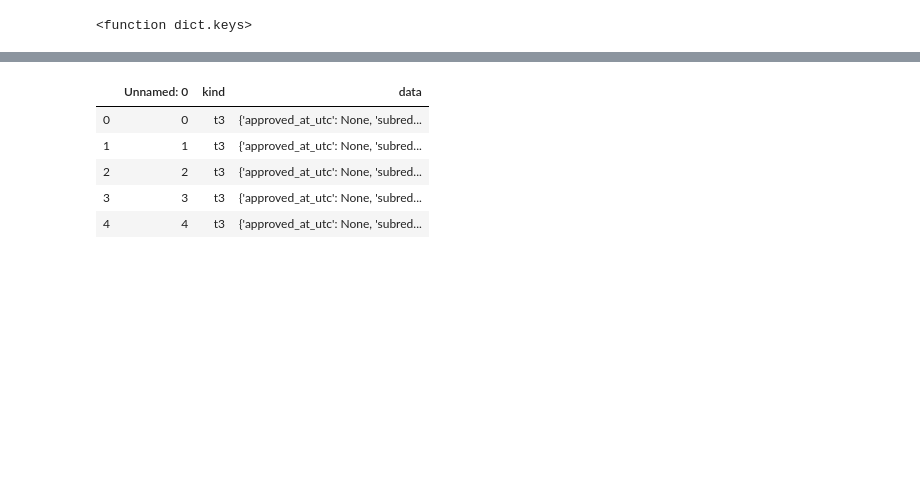
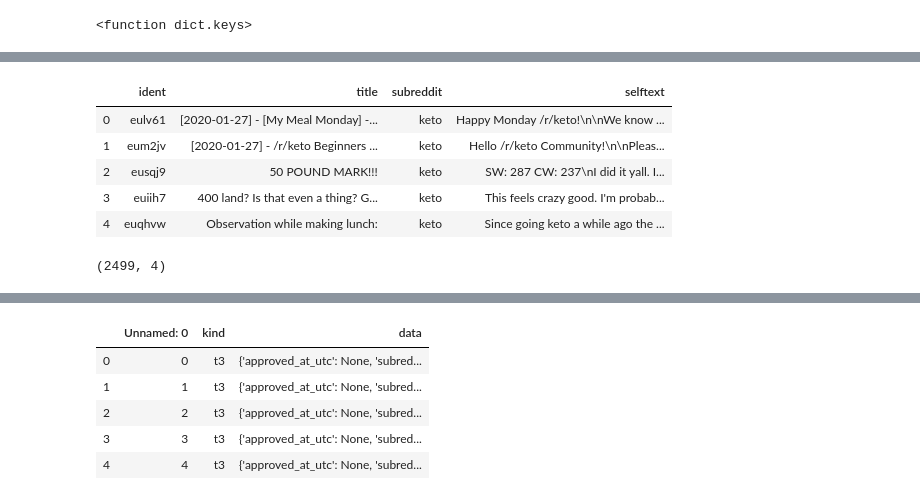
Before and after one commit to Boscobrand/Reddit-API-Wine-Keto-Evaluation, a Jupyter notebook: PROJECT 3 - COLLECTION 2 - KETO.ipynb, the cells around one changed output, grey strips where cells are left out. Saved outputs shown, nothing was run; the diff lists cells and outputs as text; code cells hidden in the pictures; blank space fills up the shorter version.

```diff
--- a/PROJECT 3 - COLLECTION 2 - KETO.ipynb
+++ b/PROJECT 3 - COLLECTION 2 - KETO.ipynb
@@ -52,3 +52,39 @@ base_url="https://www.reddit.com/r/keto.json"
 headers={'User-agent':'boscobrandv1'}
 params={'after':'t3_eta4k2'}
 res=requests.get(base_url,headers=headers)
+# %%
+posts = []
+after = None
+for i in range(100):
+    if after == None:
+        params = {}
+    else:
+        params = {'after': after}
+    res = requests.get(base_url, headers = headers, params = params)
+    if res.status_code == 200:
+        the_json = res.json()
+        posts.extend(the_json['data']['children'])
+        after = the_json['data']['after']
+    else:
+        print(res.status_code)
+        break
+    time.sleep(0.5)
+# %%
+title = []
+selftext = []
+ident = []
+subreddit = []
+
+# Loop through all keto_posts and print the information that you think is important
+for post in posts:
+    title.append(post['data']['title'])
+    selftext.append(post['data']['selftext'])
+    ident.append(post['data']['id'])
+    subreddit.append(post['data']['subreddit'])
+# %%
+df_keto = pd.DataFrame({
+    'ident': ident ,
+    'title': title,
+    'subreddit':subreddit,
+    'selftext':selftext,
+})
@@ -55,3 +93,16 @@ res=requests.get(base_url,headers=headers)
+# %%
+df_keto.head()
+# %% [output]
+|  | ident | title | subreddit | selftext |
+| 0 | eulv61 | [2020-01-27] - [My Meal Monday] -... | keto | Happy Monday /r/keto!\n\nWe know ... |
+| 1 | eum2jv | [2020-01-27] - /r/keto Beginners ... | keto | Hello /r/keto Community!\n\nPleas... |
+| 2 | eusqj9 | 50 POUND MARK!!! | keto | SW: 287 CW: 237\nI did it yall. I... |
+| 3 | euiih7 | 400 land? Is that even a thing? G... | keto | This feels crazy good. I'm probab... |
+| 4 | euqhvw | Observation while making lunch: | keto | Since going keto a while ago the ... |
+# %%
+df_keto.shape
+# %% [output]
+(2499, 4)
 # %%
 post=[]
 after=None
```
Also changed, not shown: parts of 8 cells of this notebook, 4 other files.
